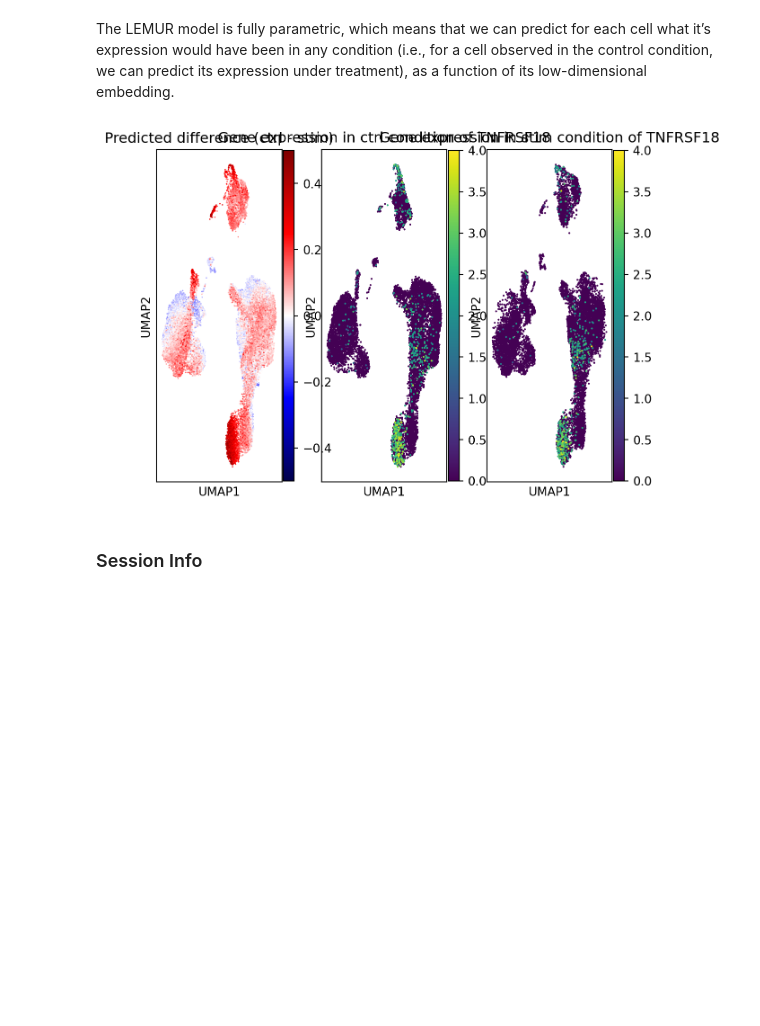
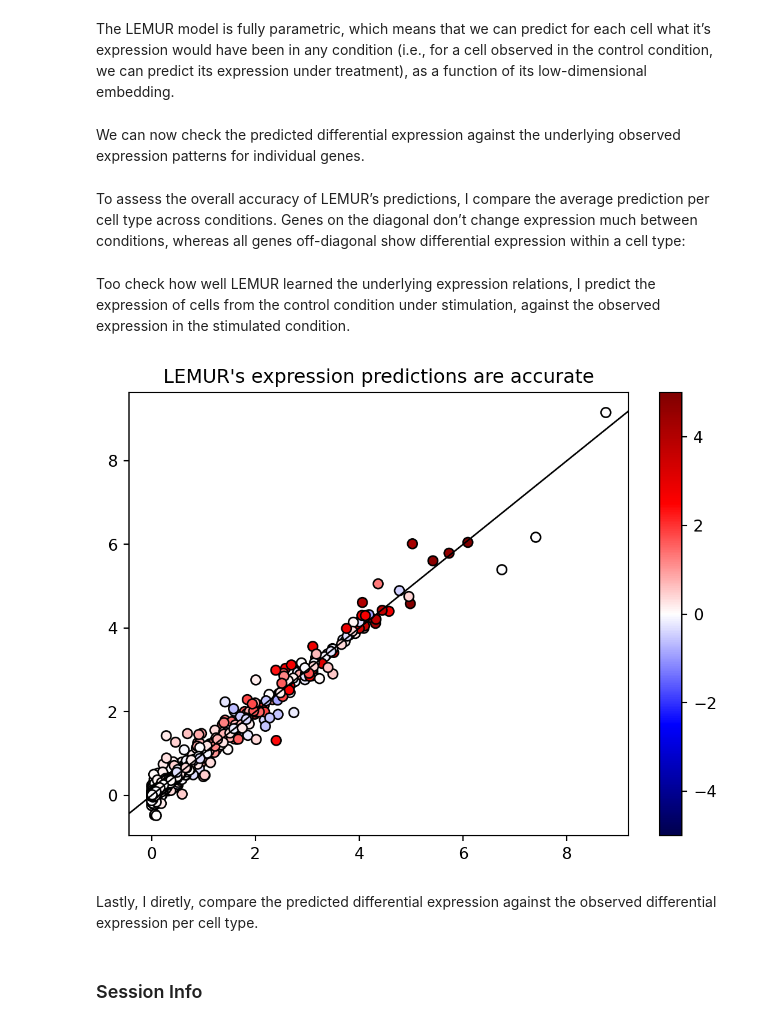
Before and after one commit to const-ae/pyLemur, a Jupyter notebook: docs/notebooks/Tutorial.ipynb, the cells around one changed output. Saved outputs shown, nothing was run; the diff lists cells and outputs as text; code cells hidden in the pictures; blank space fills up the shorter version.

```diff
--- a/docs/notebooks/Tutorial.ipynb
+++ b/docs/notebooks/Tutorial.ipynb
@@ -157,17 +151,59 @@ embedding.
 # %%
 ctrl_pred = pylemur.tl.predict(fit, new_condition=pylemur.tl.cond(fit, label="ctrl"))
 stim_pred = pylemur.tl.predict(fit, new_condition=pylemur.tl.cond(fit, label="stim"))
+# %% [markdown]
+We can now check the predicted differential expression against the
+underlying observed expression patterns for individual genes.
 # %%
 import matplotlib.pyplot as plt
-fit.layers["diff"] = ctrl_pred - stim_pred
+fit.layers["diff"] = stim_pred - ctrl_pred
 sel_gene = "TNFRSF18"
 
 _,axs = plt.subplots(nrows = 1, ncols = 3)
 sc.pl.umap(fit, layer="diff", color=[sel_gene], cmap = plt.get_cmap("seismic"), vcenter=0,
-    vmin = -0.5, vmax =0.5, title="Predicted difference (ctrl - stim)", ax=axs[0], show=False)
+    vmin = -0.5, vmax =0.5, title="Pred diff (ctrl - stim)", ax=axs[0], show=False)
 sc.pl.umap(fit[fit.obs["label"]=="ctrl"], layer="logcounts", color=[sel_gene], vmin = 0, vmax =4,
-    title="Gene expression in ctrl condition of " + sel_gene, ax=axs[1], show=False)
+    title="Ctrl expr", ax=axs[1], show=False)
 sc.pl.umap(fit[fit.obs["label"]=="stim"], layer="logcounts", color=[sel_gene], vmin = 0, vmax =4,
-    title="Gene expression in stim condition of " + sel_gene, ax=axs[2])
+    title="Stim expr", ax=axs[2])
-# %% [output]
-[figure, removed]
+# %% [markdown]
+To assess the overall accuracy of LEMUR’s predictions, I compare the
+average prediction per cell type across conditions. Genes on the
+diagonal don’t change expression much between conditions, whereas all
+genes off-diagonal show differential expression within a cell type:
+# %%
+def rowMeans_per_group(X, group):
+    uniq = np.unique(group)
+    res = np.zeros((len(uniq), X.shape[1]))
+    for i, e in enumerate(uniq):
+        res[i,:] = X[group == e,:].sum(axis=0) / sum(group == e)
+    return res
+
+fit_ctrl = fit[fit.obs["label"] == "ctrl",:]
+fit_stim = fit[fit.obs["label"] == "stim",:]
+ctrl_expr_per_cell_type = rowMeans_per_group(fit_ctrl.layers["logcounts"], fit_ctrl.obs["cell_type"])
+stim_expr_per_cell_type = rowMeans_per_group(fit_stim.layers["logcounts"], fit_stim.obs["cell_type"])
+obs_diff = stim_expr_per_cell_type - ctrl_expr_per_cell_type
+plt.scatter(ctrl_expr_per_cell_type, stim_expr_per_cell_type, c = obs_diff,
+    cmap = plt.get_cmap("seismic"), vmin=-5, vmax=5, marker="o",edgecolors= "black")
+plt.colorbar()
+plt.title( "Inf-b stim. increases gene expression for many genes")
+plt.axline((0, 0), (1, 1), linewidth=1, color='black')
+# %% [markdown]
+Too check how well LEMUR learned the underlying expression relations, I
+predict the expression of cells from the control condition under
+stimulation, against the observed expression in the stimulated
+condition.
+# %%
+stim_pred_per_cell_type = rowMeans_per_group(stim_pred[fit.obs["label"]=="ctrl"], fit_ctrl.obs["cell_type"])
+
+plt.scatter(stim_expr_per_cell_type, stim_pred_per_cell_type, c = obs_diff,
+    cmap = plt.get_cmap("seismic"), vmin=-5, vmax=5, marker="o",edgecolors= "black")
+plt.colorbar()
+plt.title( "LEMUR's expression predictions are accurate")
+plt.axline((0, 0), (1, 1), linewidth=1, color='black')
+# %% [output]
+[figure, added]
+# %% [markdown]
+Lastly, I diretly, compare the predicted differential expression against
+the observed differential expression per cell type.
```
Also changed, not shown: parts of 8 cells of this notebook, 1 other file.
